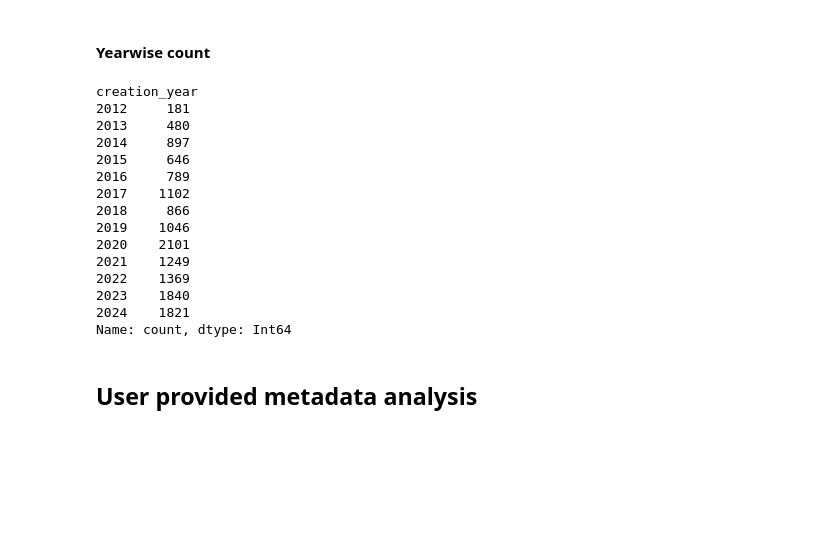
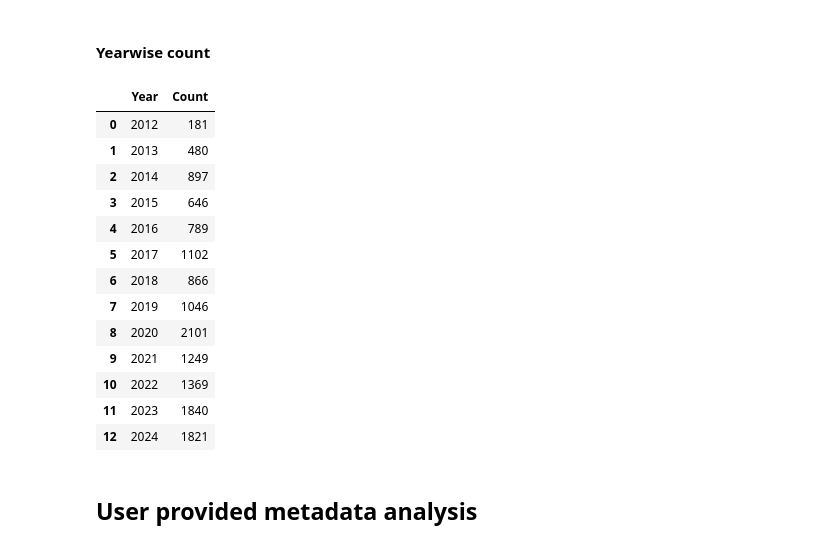
Before and after one commit to fairdataihub/poster-sharing-reuse-paper-code, a Jupyter notebook: poster-metadata.ipynb, the cells around one changed output. Cells and saved outputs as stored; diff of their text form; code cells hidden in the pictures; blank space fills up the shorter version.

```diff
--- a/poster-metadata.ipynb
+++ b/poster-metadata.ipynb
@@ -152,39 +189,60 @@ display(results[0])
 total_records = len(results)
 
 ids = []
+dois = []
+missing_dois = []
 missing_id_count = 0
+missing_doi_count = 0
 total_posters = 0
 for v in results:
     id_ = v.get("id")
     metadata = v.get("metadata") or {}
     resource_type = (metadata.get("resource_type") or {}).get("title")
+    doi = v.get("doi") or "No doi key"
+    doi_norm = _norm_doi(doi)
     if id_ is None:
         missing_id_count += 1
     else:
         ids.append(id_)
     if resource_type == "Poster":
         total_posters += 1
-
+    if doi_norm:
+        dois.append(doi_norm)
+    else:
+        missing_dois.append(doi)
+        missing_doi_count += 1
 
 unique_ids = len(set(ids))
-duplicate_entries = len(ids) - unique_ids
+duplicate_ids = len(ids) - unique_ids
+unique_dois = len(set(dois))
+duplicate_dois = len(dois) - unique_dois
+doi_counts = Counter(dois)
+duplicated_doi_values = [d for d, count in doi_counts.items() if count > 1]
 
 print(f"Total records: {total_records}")
 print(f"Total records with resource type poster: {total_posters}")
-print(f"Unique records: {unique_ids}")
 print(f"Non poster records: {total_records-total_posters}")
-print(f"Records with missing id: {missing_id_count}")
-print(f"Duplicate Records (based on id): {duplicate_entries}")
+print(f"Unique IDs: {unique_ids}")
+print(f"Duplicate IDs: {duplicate_ids}")
+print(f"Missing IDs: {missing_id_count}")
+print(f"Unique DOIs: {unique_dois}")
+print(f"Duplicate DOIs: {duplicate_dois}")
+print(f"Missing DOIs: {missing_doi_count}")
+
+if duplicate_dois>0:
+    print("\nThe following normalized DOIs appear more than once:")
+    for d in duplicated_doi_values:
+        print(f" -> {d} (appears {doi_counts[d]} times)")
 
 if(
     total_records == total_posters == unique_ids
     and (total_records - total_posters) == 0
     and missing_id_count == 0
-    and duplicate_entries == 0
+    and duplicate_ids == 0
 ):
-    print("All records are posters with unique IDs - clear to continue.")
+    print("\nAll records are posters with unique IDs - clear to continue.")
 else:
-    print("Data sanity check failed - review counts above.")
+    print("\nData sanity check failed - review counts above.")
 # %% [output]
 Total records: 24734
 Total records with resource type poster: 24734
@@ -1146,23 +1235,24 @@ Normalized metadata record created for Figshare
 #### Yearwise count
 # %%
 year_counts = df_figshare["creation_year"].value_counts().sort_index()
-print(year_counts)
+df_year_counts = year_counts.reset_index()
+df_year_counts.columns = ['Year', 'Count']
+display(df_year_counts)
 # %% [output]
-creation_year
-2012     181
-2013     480
-2014     897
-2015     646
-2016     789
-2017    1102
-2018     866
-2019    1046
-2020    2101
-2021    1249
-2022    1369
-2023    1840
-2024    1821
-Name: count, dtype: Int64
+|  | Year | Count |
+| 0 | 2012 | 181 |
+| 1 | 2013 | 480 |
+| 2 | 2014 | 897 |
+| 3 | 2015 | 646 |
+| 4 | 2016 | 789 |
+| 5 | 2017 | 1102 |
+| 6 | 2018 | 866 |
+| 7 | 2019 | 1046 |
+| 8 | 2020 | 2101 |
+| 9 | 2021 | 1249 |
+| 10 | 2022 | 1369 |
+| 11 | 2023 | 1840 |
+| 12 | 2024 | 1821 |
 # %% [markdown]
 ## User provided metadata analysis
 # %% [markdown]
```
Also changed, not shown: parts of 5 cells of this notebook, 7 other files.
